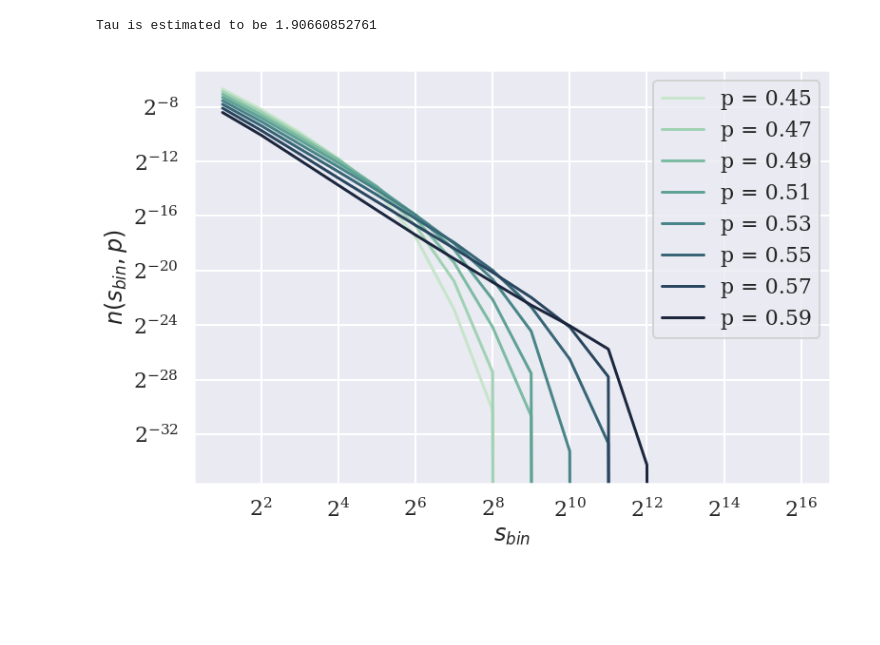
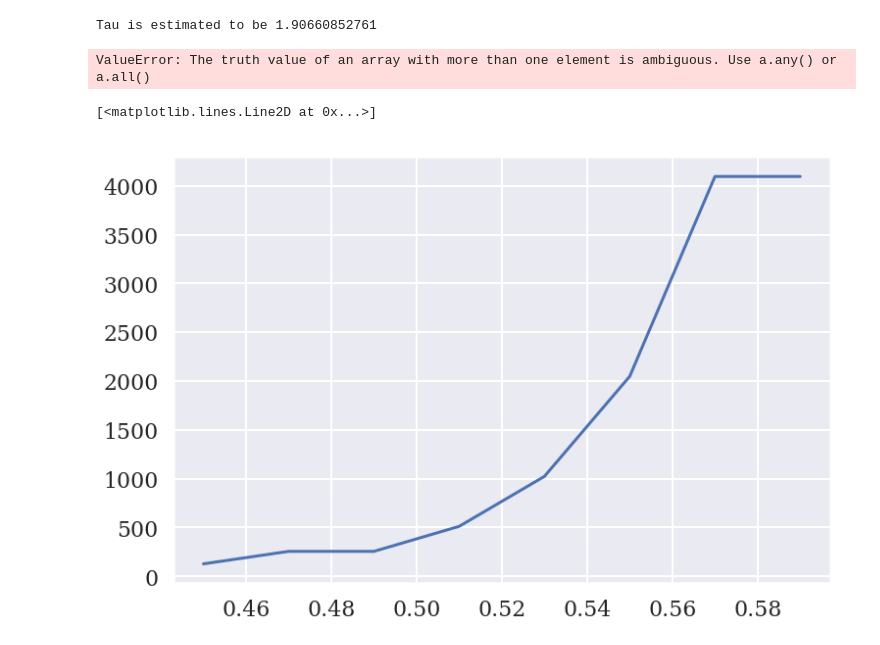
Before and after one commit to auduntre/FYS4460, a Jupyter notebook: Project3/task_f_g_h/task_f_g_h.ipynb, the cells around one changed output. Cells and saved outputs as stored; diff of their text form; code cells hidden in the pictures; blank space fills up the shorter version.

```diff
--- a/Project3/task_f_g_h/task_f_g_h.ipynb
+++ b/Project3/task_f_g_h/task_f_g_h.ipynb
@@ -22,7 +26,7 @@ def percolation_matrix(p, L):
     perc_matrix = prob_matrix < p
 
     label_perc_matrix, n_clusters = bwlabel(perc_matrix)
-    return label_perc_matrix, n_clusters
+    return label_perc_matrix, n_clusters, perc_matrix
 
 
 def cluster_sizes(p, L):
@@ -30,19 +34,16 @@ def cluster_sizes(p, L):
     Finds cluster sizes for a percolation matrix with p and L given and returns
     their areas, except for the spanning ones.
     """
-    lw, num = percolation_matrix(p, L)
+    lw, num, z = percolation_matrix(p, L)
 
-    cluster_infos = regionprops(lw)
-    bboxs = array([cluster_infos[k]['bbox'] for k in range(len(cluster_infos))]).astype(int)
+    perc_h = intersect1d(lw[0, :], lw[-1, :])
+    perc_v = intersect1d(lw[:, 0], lw[:, -1])
 
-    if len(bboxs) > 0:
-        jxs = argwhere(bboxs[:, 2] - bboxs[:, 0] < L)  # indecies where Xmax - Xmin < Lx
-        jys = argwhere(bboxs[:, 3] - bboxs[:, 1] < L)  # indecies where Ymax - Ymin < Ly
-        js = unique(vstack((jxs, jys)))  # Takes out only unique indecies
+    perc = unique(perc_h[where(perc_h > 0)], perc_v[where(perc_v > 0)])
+    area = measurements.sum(z, lw, index=arange(num+1))
+    areas = area[lw]
 
-    areas = None
-    if len(js) > 0:
-        areas = array([cluster_infos[j]['area'] for j in js])
+
 
     return areas
 
@@ -130,11 +131,11 @@ print("Tau is estimated to be {}".format(tau))
 # %% [output]
 Tau is estimated to be 1.90660852761
 # %%
-nbins = 17
+nbins = 14
 cluster_bins = logspace(1, nbins, num=nbins, base=2)
 
 L = 100
-np = 8
+np = 7
 probs = [0.45 + 0.02*i for i in range(np)]
 simulations_cycles = 1000
 
@@ -148,6 +149,19 @@ with sns.cubehelix_palette(rot=-.4, n_colors=np, gamma=1):
     ylabel(r"$n(s_{bin}, p)$")
     gca().set_xscale("log", basex=2)
     gca().set_yscale("log", basey=2)
+
+
+plot(cluster_bins[:-1], 0.5*C*cluster_bins[:-1]**(-tau), "r--")
 show()
 # %% [output]
-[figure, removed]
+ValueError: The truth value of an array with more than one element is ambiguous. Use a.any() or a.all()
+# %%
+inters = zeros(nspl.shape[0])
+for i in range(nspl.shape[0]):
+    tmp = nspl[i, :] - 0.5*C*cluster_bins[:-1]**(-tau)
+    inters[i] = cluster_bins[argmin(tmp > 0)]
+
+plot(probs, inters)
+# %% [output]
+[<matplotlib.lines.Line2D at 0x...>]
+[figure, added]
```
Also changed, not shown: parts of 1 cell of this notebook, 1 other file.
